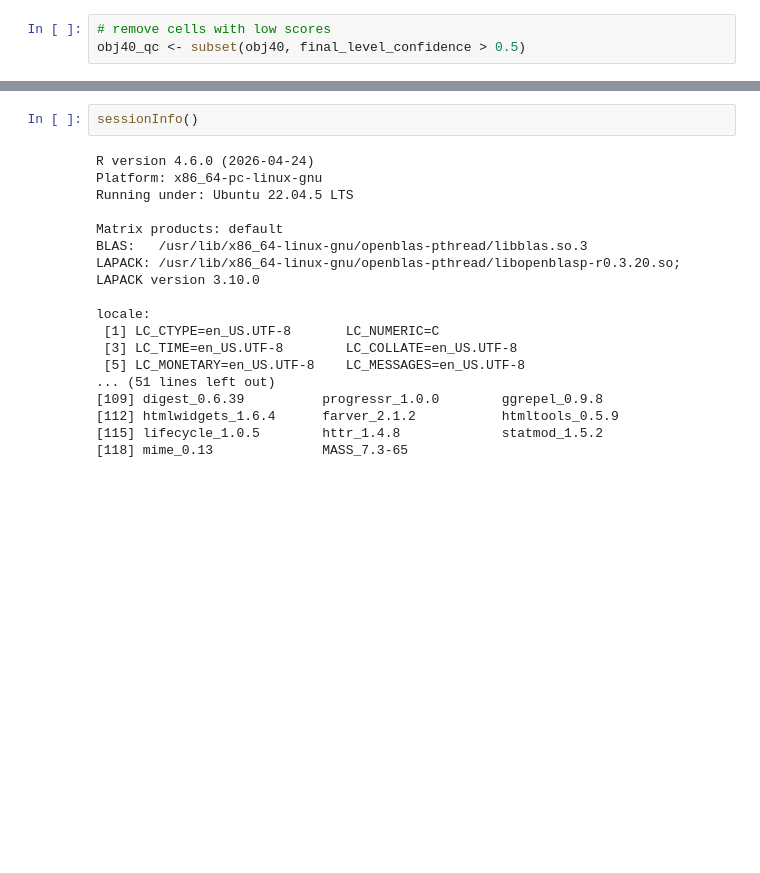
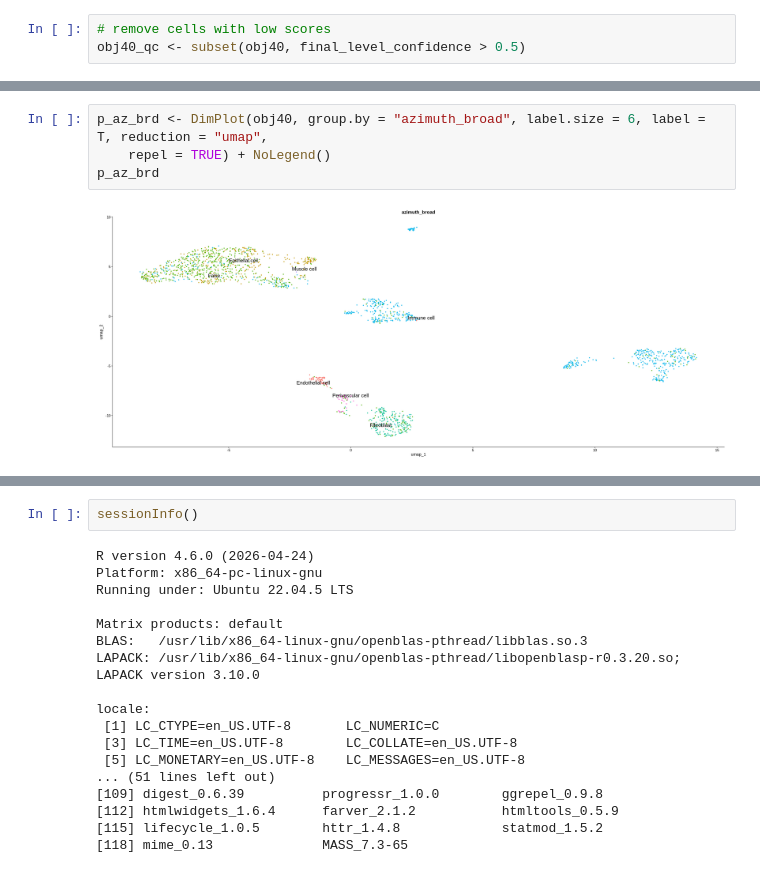
Before and after one commit to anwaruddin1/Bioinformatics-Workshop, a Jupyter notebook: 02_scRNAseq_Analysis.ipynb, the cells around one changed output, grey strips where cells are left out. Cells and saved outputs as stored; diff of their text form; blank space fills up the shorter version.

```diff
--- a/02_scRNAseq_Analysis.ipynb
+++ b/02_scRNAseq_Analysis.ipynb
@@ -342,3 +343,9 @@ DimPlot(obj40_qc, group.by = "azimuth_broad", label.size = 6, label = T, reducti
 # %% [output]
 [figure]
+# %%
+p_az_brd <- DimPlot(obj40, group.by = "azimuth_broad", label.size = 6, label = T, reduction = "umap",
+    repel = TRUE) + NoLegend()
+p_az_brd
+# %% [output]
+[figure, added]
 # %%
```
Also changed, not shown: parts of 31 cells of this notebook.
